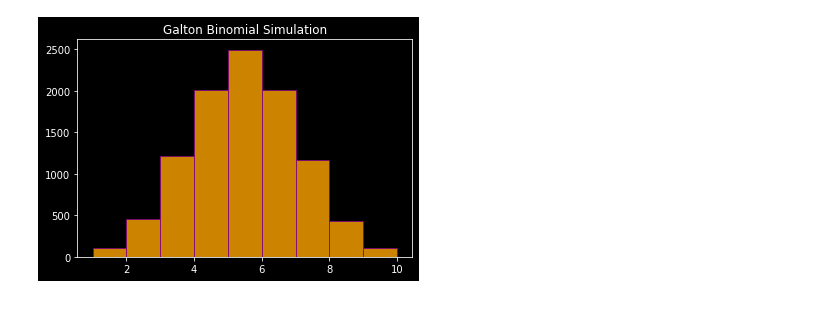
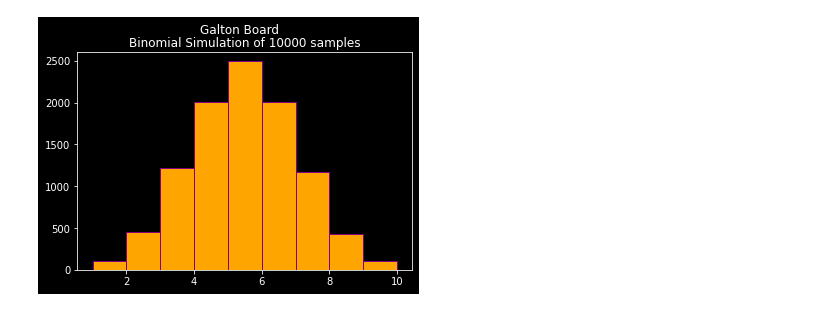
Before and after one commit to OuOLeaf/Regression_to_Mediocrity, a Jupyter notebook: CLT_normal.ipynb, the cells around one changed output. Drawn from its saved outputs; the diff is of its cells as text; code cells hidden in the pictures.

Commit message:
add animation

```diff
--- a/CLT_normal.ipynb
+++ b/CLT_normal.ipynb
@@ -1,18 +1,36 @@
 # %%
-import pandas as pd
 import numpy as np
 import matplotlib.pyplot as plt
-
+from matplotlib import animation
+from IPython.display import HTML
 
 p = 0.5
 bins = 10
+times = 20
 beads = 10000
+add_beads = int(beads/times)
+
+# pre-sample all data
 np.random.seed(0)
-samples = np.random.binomial(n = bins, p = p, size = beads)
+samples = list(np.random.binomial(n = bins, p = p, size = beads))
 
 
+# initialization function: plot the background of each frame
+def update_hist(num, data):
+    n = add_beads * (num+1)
+    plt.cla()
+    plt.hist(data[:n], bins = list(range(1, 11)), color = "orange", edgecolor = "purple", alpha = 1)
+    plt.suptitle("Galton Board")
+    plt.title(f"Binomial Simulation of {n} samples")
+    plt.ylim(0, 2600)
+
 plt.style.use('dark_background')
-plt.hist(samples, bins = list(range(1, 11)), color = "orange", edgecolor = "purple", alpha = 0.8)
-plt.title("Galton Binomial Simulation")
-plt.show()
+fig = plt.figure()
+
+
+# call the animator. blit=True means only re-draw the parts that have changed.
+anim = animation.FuncAnimation(fig, update_hist,
+                               frames= 20, interval=400, fargs=(samples, ))
+
+HTML(anim.to_html5_video())
 # %% [output]
@@ -19 +38 @@ plt.show()
-[figure, old version]
+[figure, new version]
```
Also changed, not shown: parts of 1 cell of this notebook, 3 other files.
